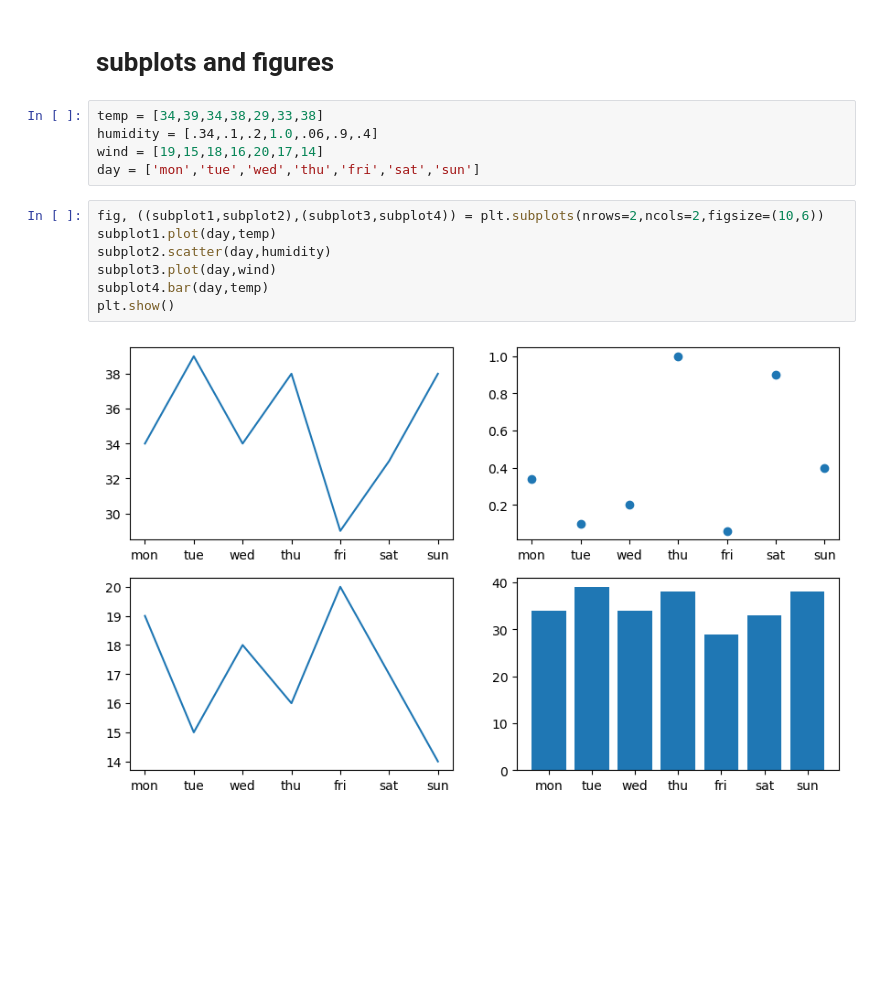
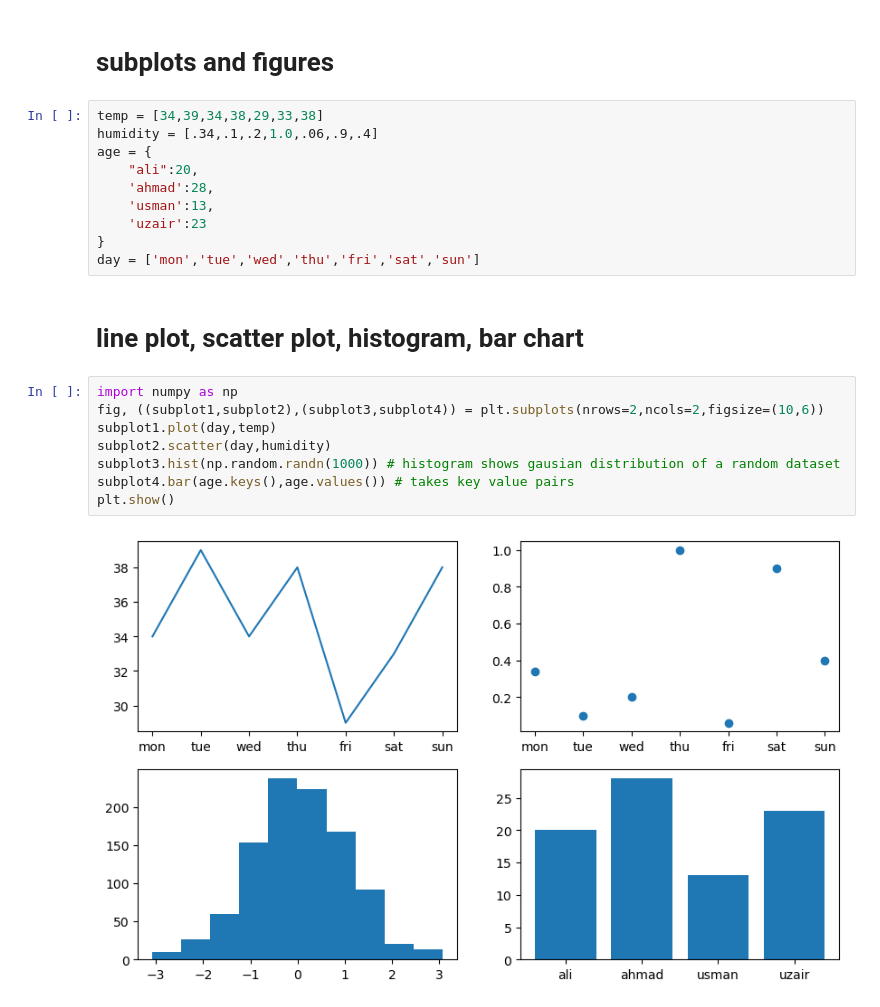
Before and after one commit to shahmeerkhan12/Machine-Learning, a Jupyter notebook: matplotlib/subplots and figure.ipynb, the cells around one changed output. Cells and saved outputs as stored; diff of their text form; blank space fills up the shorter version.

Commit message:
types of plots

```diff
--- a/matplotlib/subplots and figure.ipynb
+++ b/matplotlib/subplots and figure.ipynb
@@ -5,14 +5,22 @@ import matplotlib.pyplot as plt
 # %%
 temp = [34,39,34,38,29,33,38]
 humidity = [.34,.1,.2,1.0,.06,.9,.4]
-wind = [19,15,18,16,20,17,14]
+age = {
+    "ali":20,
+    'ahmad':28,
+    'usman':13,
+    'uzair':23
+}
 day = ['mon','tue','wed','thu','fri','sat','sun']
+# %% [markdown]
+# line plot, scatter plot, histogram, bar chart
 # %%
+import numpy as np
 fig, ((subplot1,subplot2),(subplot3,subplot4)) = plt.subplots(nrows=2,ncols=2,figsize=(10,6))
 subplot1.plot(day,temp)
 subplot2.scatter(day,humidity)
-subplot3.plot(day,wind)
-subplot4.bar(day,temp)
+subplot3.hist(np.random.randn(1000)) # histogram shows gausian distribution of a random dataset
+subplot4.bar(age.keys(),age.values()) # takes key value pairs
 plt.show()
 # %% [output]
-[figure, old version]
+[figure, new version]
```
